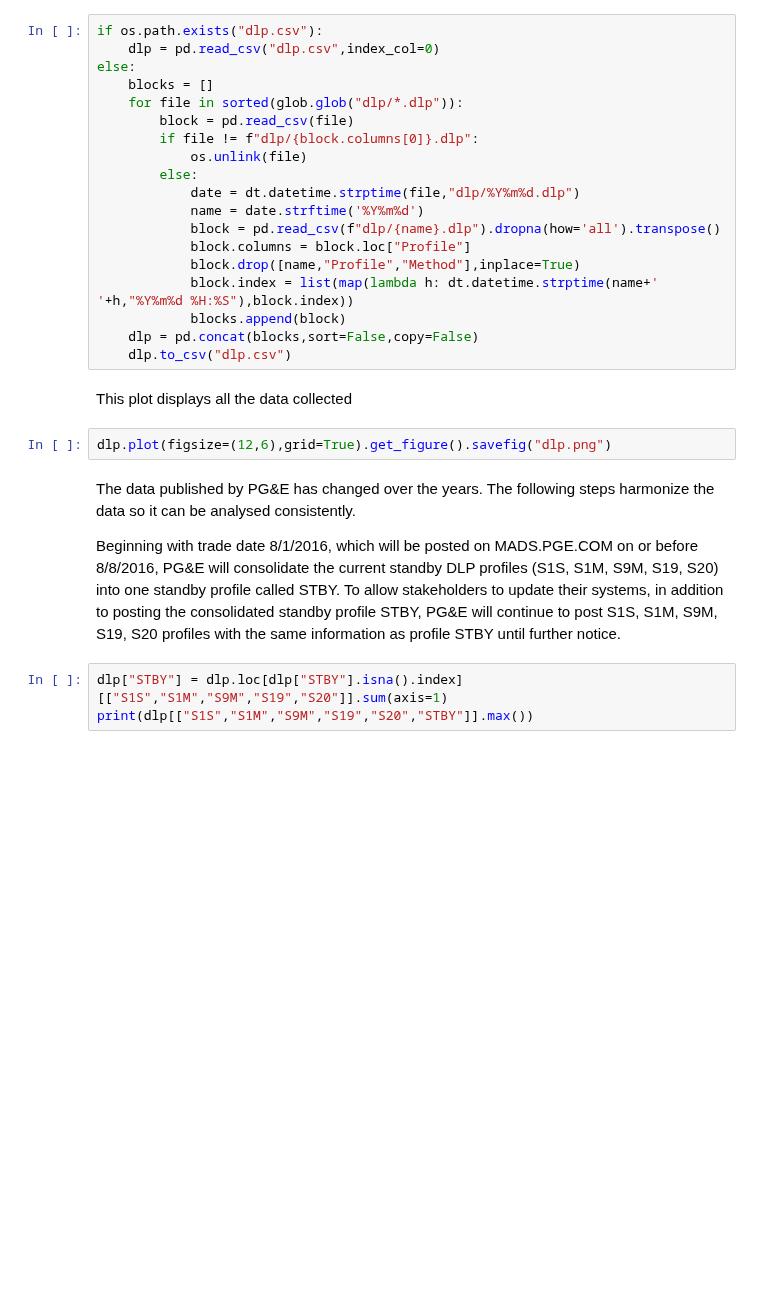
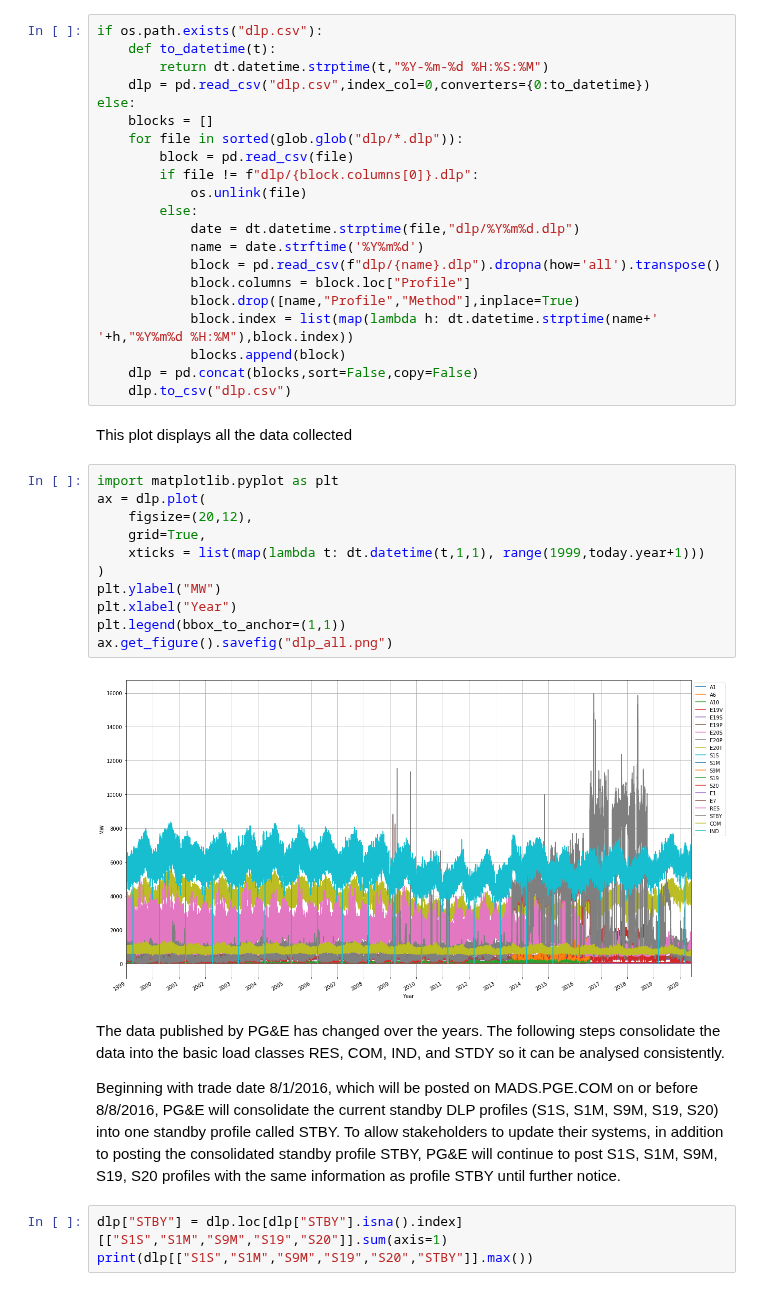
Before and after one commit to slacgismo/load_composition_analysis, a Jupyter notebook: data/PG&E DLP Archive.ipynb, the cells around one changed output. Saved outputs shown, nothing was run; the diff lists cells and outputs as text; blank space fills up the shorter version.

```diff
--- a/data/PG&E DLP Archive.ipynb
+++ b/data/PG&E DLP Archive.ipynb
@@ -38,7 +38,9 @@ for days in range((today-start).days):
 This collates all the data collected into a single dataframe named `dlp`.
 # %%
 if os.path.exists("dlp.csv"):
-    dlp = pd.read_csv("dlp.csv",index_col=0)
+    def to_datetime(t):
+        return dt.datetime.strptime(t,"%Y-%m-%d %H:%S:%M")
+    dlp = pd.read_csv("dlp.csv",index_col=0,converters={0:to_datetime})
 else:
     blocks = []
     for file in sorted(glob.glob("dlp/*.dlp")):
@@ -51,16 +53,27 @@ else:
             block = pd.read_csv(f"dlp/{name}.dlp").dropna(how='all').transpose()
             block.columns = block.loc["Profile"]
             block.drop([name,"Profile","Method"],inplace=True)
-            block.index = list(map(lambda h: dt.datetime.strptime(name+' '+h,"%Y%m%d %H:%S"),block.index))
+            block.index = list(map(lambda h: dt.datetime.strptime(name+' '+h,"%Y%m%d %H:%M"),block.index))
             blocks.append(block)
     dlp = pd.concat(blocks,sort=False,copy=False)
     dlp.to_csv("dlp.csv")
 # %% [markdown]
 This plot displays all the data collected
-# %%
-dlp.plot(figsize=(12,6),grid=True).get_figure().savefig("dlp.png")
+# %%
+import matplotlib.pyplot as plt
+ax = dlp.plot(
+    figsize=(20,12),
+    grid=True,
+    xticks = list(map(lambda t: dt.datetime(t,1,1), range(1999,today.year+1)))
+)
+plt.ylabel("MW")
+plt.xlabel("Year")
+plt.legend(bbox_to_anchor=(1,1))
+ax.get_figure().savefig("dlp_all.png")
+# %% [output]
+[figure, added]
 # %% [markdown]
-The data published by PG&E has changed over the years. The following steps harmonize the data so it can be analysed consistently.
+The data published by PG&E has changed over the years. The following steps consolidate the data into the basic load classes RES, COM, IND, and STDY so it can be analysed consistently.
 
 Beginning with trade date 8/1/2016, which will be posted on MADS.PGE.COM on or before 8/8/2016, PG&E will consolidate the current standby DLP profiles (S1S, S1M, S9M, S19, S20) into one standby profile called STBY.  To allow stakeholders to update their systems, in addition to posting the consolidated standby profile STBY, PG&E will continue to post S1S, S1M, S9M, S19, S20 profiles with the same information as profile STBY until further notice.
 # %%
```
Also changed, not shown: parts of 4 cells of this notebook.
